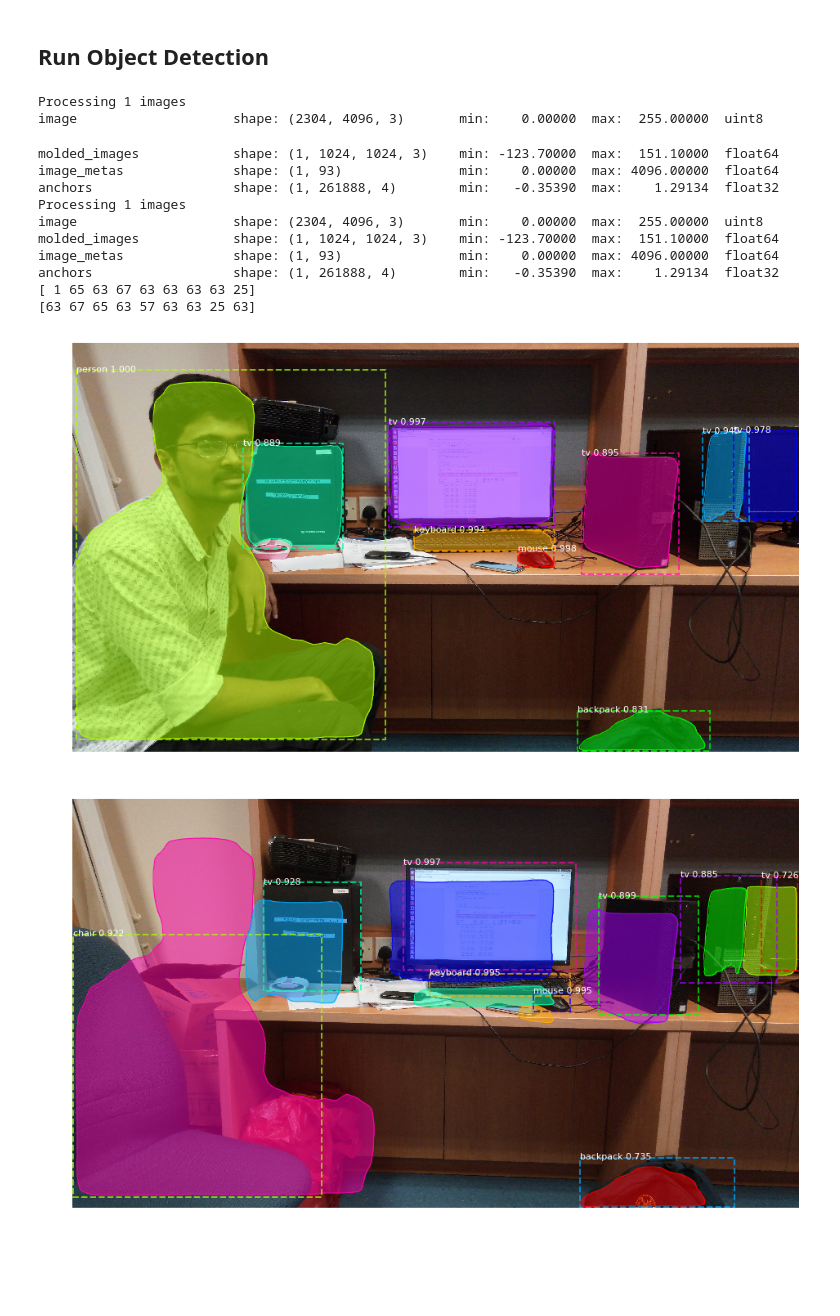
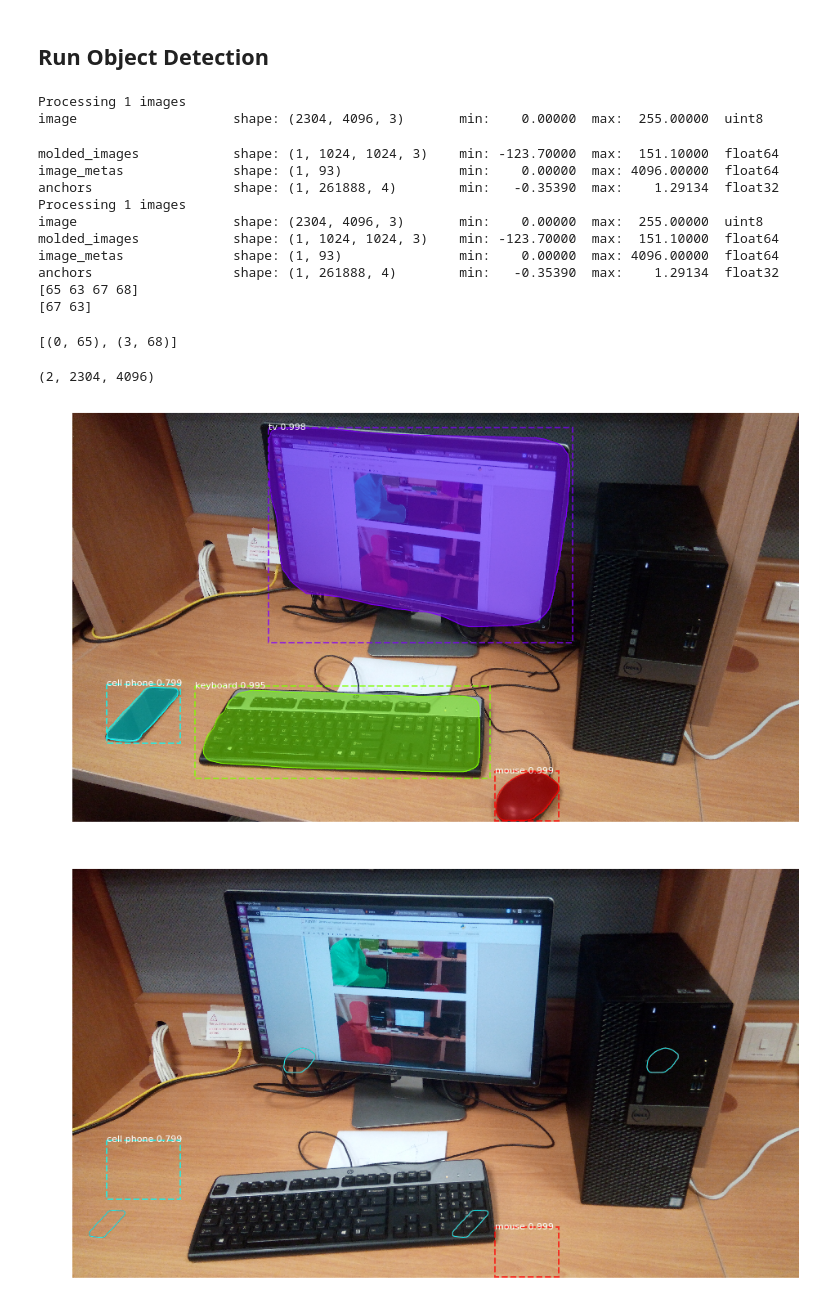
Before and after one commit to harshsd/Mask_RCNN, a Jupyter notebook: samples/demo.ipynb, the cells around one changed output. Saved outputs shown, nothing was run; the diff lists cells and outputs as text; code cells hidden in the pictures; blank space fills up the shorter version.

```diff
--- a/samples/demo.ipynb
+++ b/samples/demo.ipynb
@@ -124,20 +128,14 @@ class_names = ['BG', 'person', 'bicycle', 'car', 'motorcycle', 'airplane',
 # %%
 # Load a random image from the images folder
 file_names = next(os.walk(IMAGE_DIR))[2]
-image = skimage.io.imread(os.path.join(IMAGE_DIR, 'final1.jpg'))
-image1 = skimage.io.imread(os.path.join(IMAGE_DIR, 'final2.jpg'))
+image = skimage.io.imread(os.path.join(IMAGE_DIR, 'before1.jpg'))
+image1 = skimage.io.imread(os.path.join(IMAGE_DIR, 'afterafter.jpg'))
 # Run detection
 results = model.detect([image], verbose=1)
 results1 = model.detect([image1],verbose=1)
 print(results[0]['class_ids'])
 print(results1[0]['class_ids'])
-# Visualize results
 r = results[0]
-r1 = results1[0]
-visualize.display_instances(image, r['rois'], r['masks'], r['class_ids'],
-                            class_names, r['scores'])
-visualize.display_instances(image1, r1['rois'], r['masks'], r1['class_ids'],
-                            class_names, r1['scores'])
 # %% [output]
 Processing 1 images
 image                    shape: (2304, 4096, 3)       min:    0.00000  max:  255.00000  uint8
@@ -149,7 +147,58 @@ image                    shape: (2304, 4096, 3)       min:    0.00000  max:  255
 molded_images            shape: (1, 1024, 1024, 3)    min: -123.70000  max:  151.10000  float64
 image_metas              shape: (1, 93)               min:    0.00000  max: 4096.00000  float64
 anchors                  shape: (1, 261888, 4)        min:   -0.35390  max:    1.29134  float32
-[ 1 65 63 67 63 63 63 63 25]
-[63 67 65 63 57 63 63 25 63]
+[65 63 67 68]
+[67 63]
-[figure, removed]
-[figure, removed]
+# %%
+# Visualize results
+missing = []
+class_id = results[0]['class_ids']
+class_id_new = results1[0]['class_ids']
+for i in range (0,len(class_id)):
+    k=0
+    for j in range (0,len(class_id_new)):
+        if (class_id[i]==class_id_new[j]):
+            k=1
+            class_id_new[j]=-1
+
+            break
+    if k==0:
+        missing.append((i,class_id[i]))
+print (missing)
+# %% [output]
+[(0, 65), (3, 68)]
+# %%
+a=[]
+b=[]
+c=[]
+d=[]
+#Assuming one is missing
+# for x in range (0,2304):
+#     for y in range (0,4096):
+#         b[x][y] = r['masks'][x][y][0]
+for obj in range(0,len(missing)):
+    missing_id_position = missing[obj][0]
+    a.append(r['rois'][missing_id_position])
+    b.append(r['masks'][:,:,missing_id_position])
+    c.append(r['class_ids'][missing_id_position])
+    d.append(r['scores'][missing_id_position])
+a=np.array(a)
+b=np.array(b)
+print(b.shape)
+b=np.reshape(b,(2304,4096,len(missing)))
+c=np.array(c)
+d=np.array(d)
+#print (r['masks'])
+# print (r['masks'].shape)
+#print (b)
+# print (a.shape[0])
+# print (b.shape)
+# print (c.shape[0])
+visualize.display_instances(image, r['rois'], r['masks'], r['class_ids'],
+                            class_names, r['scores'])
+visualize.display_instances(image1,a, b, c,
+                            class_names, d,show_mask=False)
+# %% [output]
+(2, 2304, 4096)
+[figure, added]
+[figure, added]
```
Also changed, not shown: parts of 2 cells of this notebook, 5 other files.
